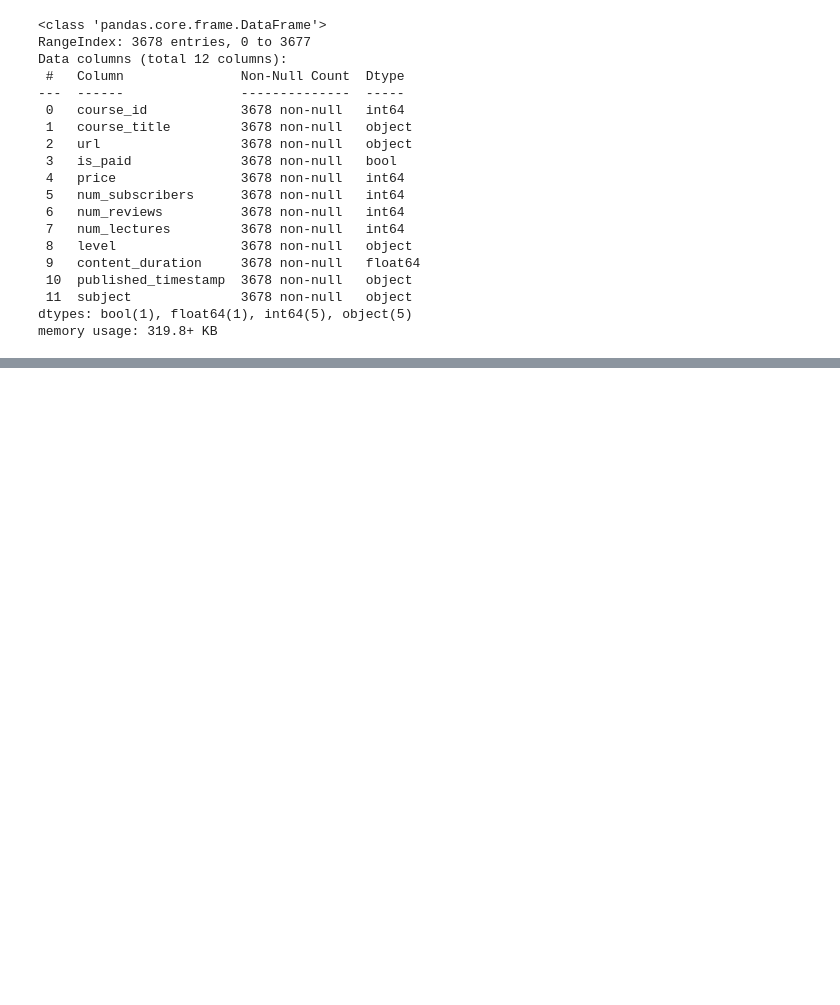
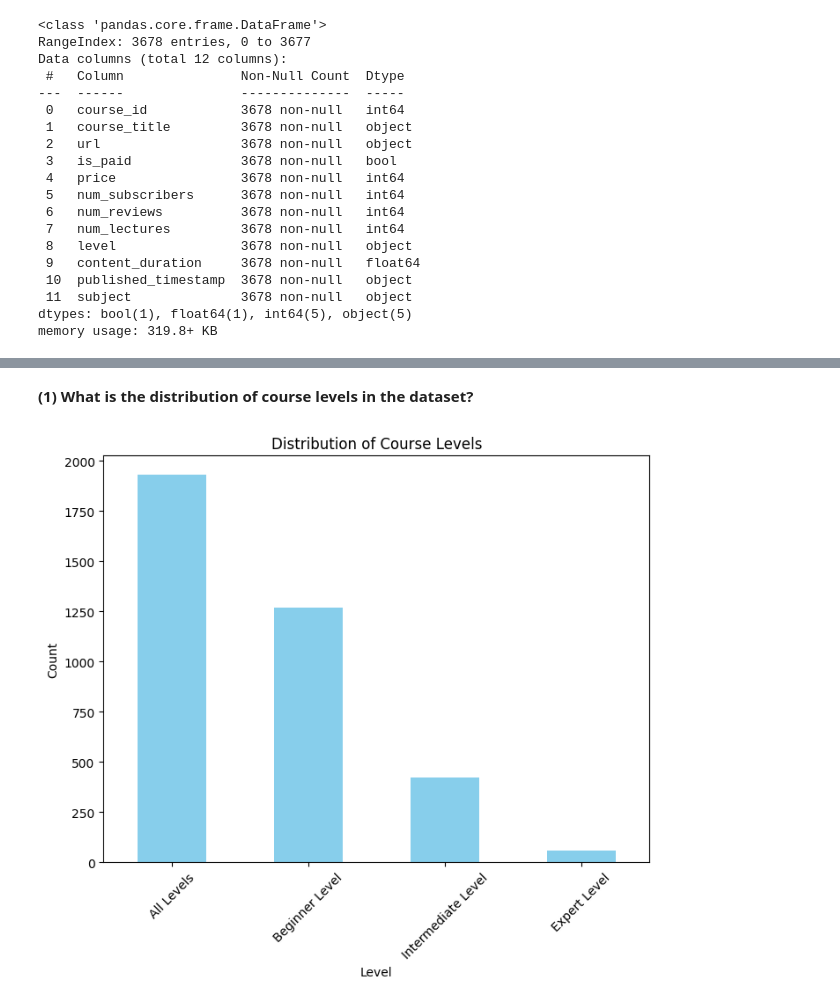
Before and after one commit to KJTechnologies/3-sections, a Jupyter notebook: Udemy.ipynb, the cells around one changed output, grey strips where cells are left out. Cells and saved outputs as stored; diff of their text form; code cells hidden in the pictures; blank space fills up the shorter version.

```diff
--- a/Udemy.ipynb
+++ b/Udemy.ipynb
@@ -101,0 +75,5 @@ memory usage: 319.8+ KB
+# %%
+# convert from object to timestamp
+df['published_timestamp'] = pd.to_datetime(df['published_timestamp'])
+# check if conversion was successful
+df['published_timestamp'].info()
@@ -101,0 +89,16 @@ memory usage: 319.8+ KB
+# %% [markdown]
+**(1) What is the distribution of course levels in the dataset?**
+# %%
+
+level_distribution = df['level'].value_counts()
+
+# Plot the distribution
+plt.figure(figsize=(8, 6))
+level_distribution.plot(kind='bar', color='skyblue')
+plt.title('Distribution of Course Levels')
+plt.xlabel('Level')
+plt.ylabel('Count')
+plt.xticks(rotation=45)  # Rotate x-axis labels for better readability
+plt.show()
+# %% [output]
+[figure, added]
```
Also changed, not shown: parts of 28 cells of this notebook.
